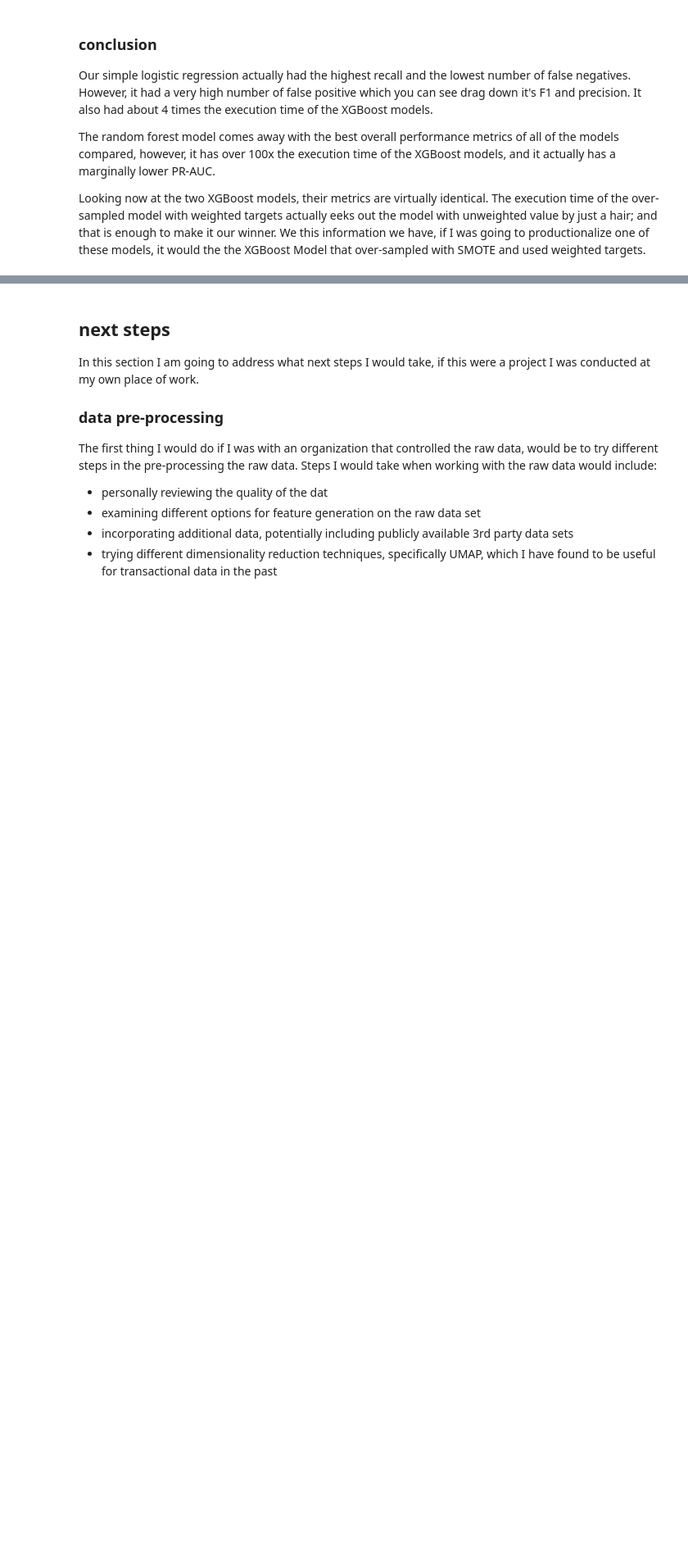
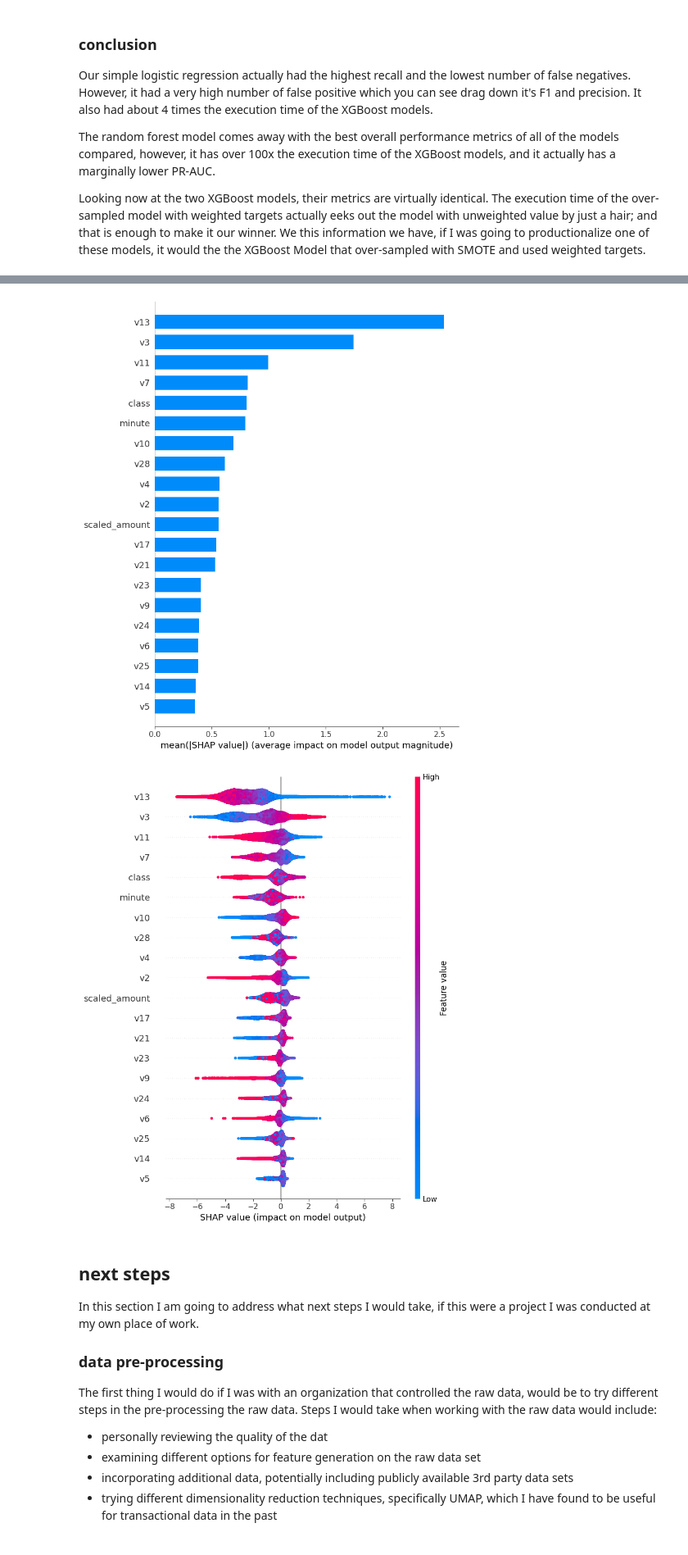
Before and after one commit to x81k25/fraud-detection, a Jupyter notebook: notebooks/03-classifiction.ipynb, the cells around one changed output, grey strips where cells are left out. Shown: that part at 82% size. Saved outputs shown, nothing was run; the diff lists cells and outputs as text; code cells hidden in the pictures; blank space fills up the shorter version.

```diff
--- a/notebooks/03-classifiction.ipynb
+++ b/notebooks/03-classifiction.ipynb
@@ -697,3 +758,21 @@ Looking now at the two XGBoost models, their metrics are virtually identical. Th
+# %%
+# Create a DMatrix from the X_test data
+d_test = xgb.DMatrix(X_test)
+
+# Calculate SHAP values
+explainer = shap.TreeExplainer(xbg_weighted_over_output['model'])
+
+# Get the SHAP values for all the test data
+shap_values = explainer.shap_values(d_test)
+
+# Create a SHAP summary plot
+shap.summary_plot(shap_values, X_test, feature_names=cc.columns, plot_type='bar')
+
+# print a plot of the shap impact values using sns
+shap.summary_plot(shap_values, X_test, feature_names=cc.columns)
+# %% [output]
+[figure, added]
+[figure, added]
 # %% [markdown]
 ## next steps
 
```
Also changed, not shown: parts of 7 cells of this notebook, 1 other file.
